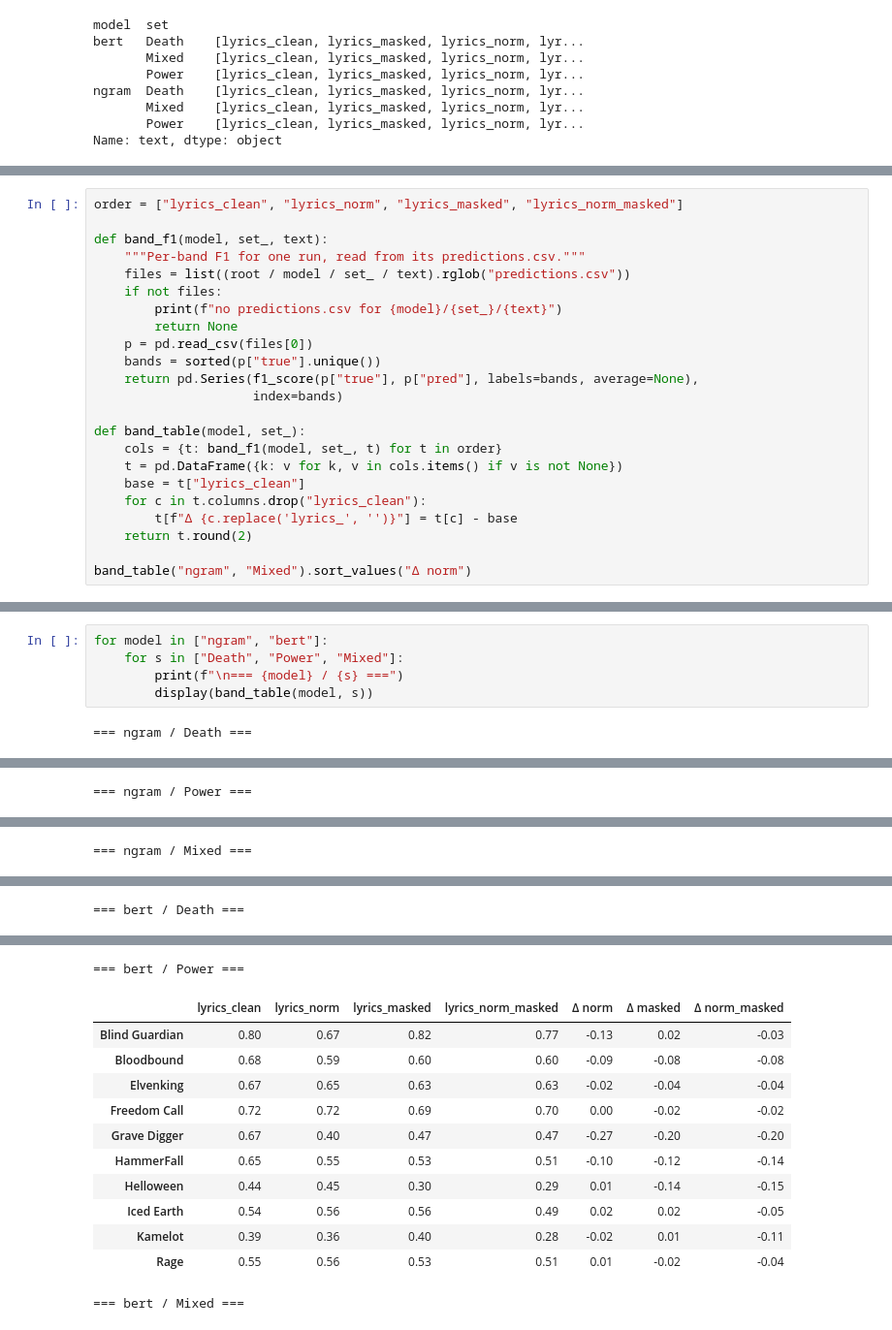
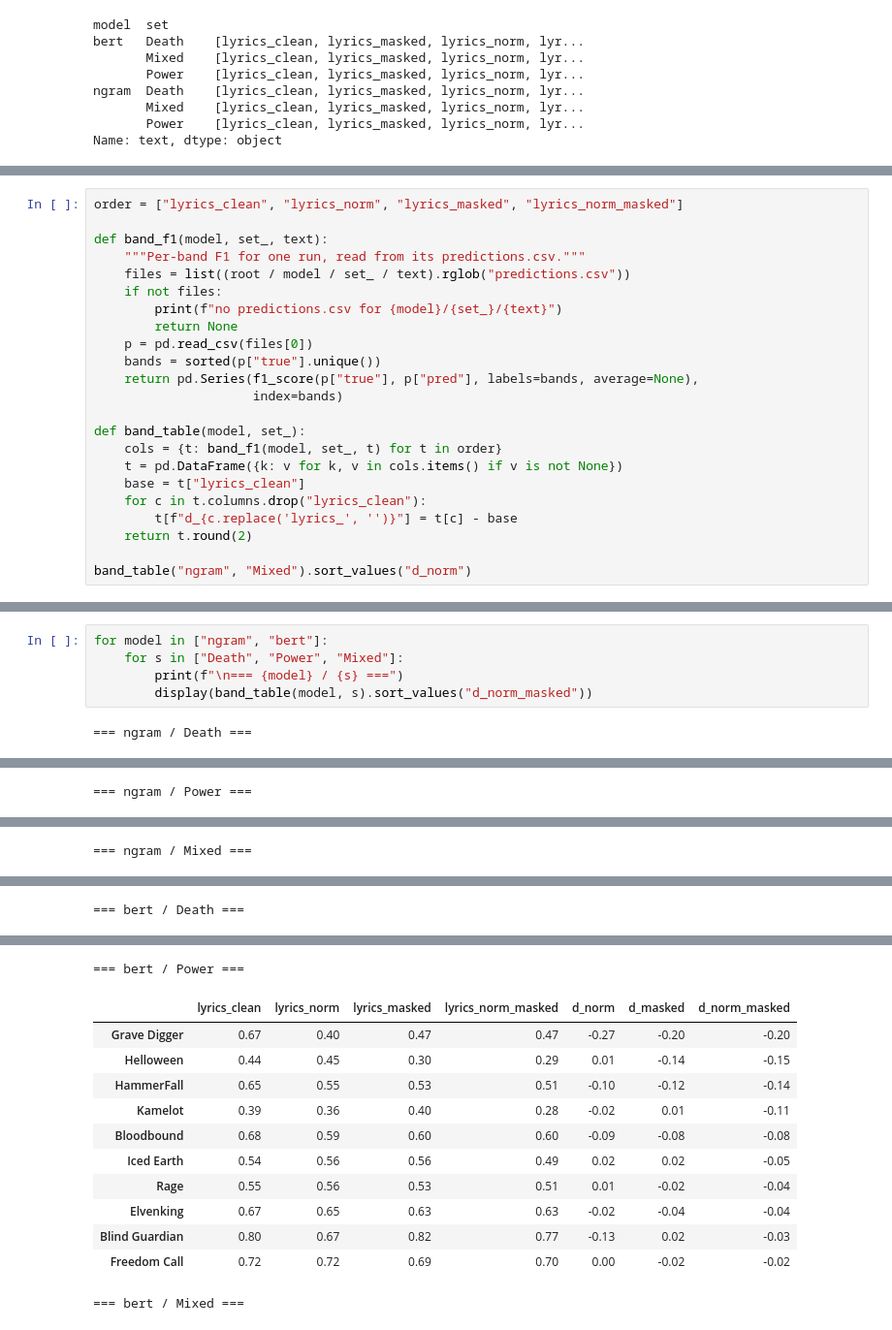
Before and after one commit to Leezamiranda/metal-stylometry, a Jupyter notebook: notebooks/analysis.ipynb, the cells around one changed output, grey strips where cells are left out. Shown at 97% size. Drawn from its saved outputs; the diff is of its cells as text.

```diff
--- a/notebooks/analysis.ipynb
+++ b/notebooks/analysis.ipynb
@@ -77,8 +83,8 @@ def band_table(model, set_):
     t = pd.DataFrame({k: v for k, v in cols.items() if v is not None})
     base = t["lyrics_clean"]
     for c in t.columns.drop("lyrics_clean"):
-        t[f"Δ {c.replace('lyrics_', '')}"] = t[c] - base
+        t[f"d_{c.replace('lyrics_', '')}"] = t[c] - base
     return t.round(2)
 
-band_table("ngram", "Mixed").sort_values("Δ norm")
+band_table("ngram", "Mixed").sort_values("d_norm")
 # %% [output]
@@ -97,6 +103,6 @@ band_table("ngram", "Mixed").sort_values("Δ norm")
 for model in ["ngram", "bert"]:
     for s in ["Death", "Power", "Mixed"]:
         print(f"\n=== {model} / {s} ===")
-        display(band_table(model, s))
+        display(band_table(model, s).sort_values("d_norm_masked"))
 # %% [output]
 === ngram / Death ===
@@ -150,13 +156,13 @@ for model in ["ngram", "bert"]:
 === bert / Power ===
-|  | lyrics_clean | lyrics_norm | lyrics_masked | lyrics_norm_masked | Δ norm | Δ masked | Δ norm_masked |
+|  | lyrics_clean | lyrics_norm | lyrics_masked | lyrics_norm_masked | d_norm | d_masked | d_norm_masked |
+| Grave Digger | 0.67 | 0.40 | 0.47 | 0.47 | -0.27 | -0.20 | -0.20 |
+| Helloween | 0.44 | 0.45 | 0.30 | 0.29 | 0.01 | -0.14 | -0.15 |
+| HammerFall | 0.65 | 0.55 | 0.53 | 0.51 | -0.10 | -0.12 | -0.14 |
+| Kamelot | 0.39 | 0.36 | 0.40 | 0.28 | -0.02 | 0.01 | -0.11 |
+| Bloodbound | 0.68 | 0.59 | 0.60 | 0.60 | -0.09 | -0.08 | -0.08 |
+| Iced Earth | 0.54 | 0.56 | 0.56 | 0.49 | 0.02 | 0.02 | -0.05 |
+| Rage | 0.55 | 0.56 | 0.53 | 0.51 | 0.01 | -0.02 | -0.04 |
+| Elvenking | 0.67 | 0.65 | 0.63 | 0.63 | -0.02 | -0.04 | -0.04 |
 | Blind Guardian | 0.80 | 0.67 | 0.82 | 0.77 | -0.13 | 0.02 | -0.03 |
-| Bloodbound | 0.68 | 0.59 | 0.60 | 0.60 | -0.09 | -0.08 | -0.08 |
-| Elvenking | 0.67 | 0.65 | 0.63 | 0.63 | -0.02 | -0.04 | -0.04 |
 | Freedom Call | 0.72 | 0.72 | 0.69 | 0.70 | 0.00 | -0.02 | -0.02 |
-| Grave Digger | 0.67 | 0.40 | 0.47 | 0.47 | -0.27 | -0.20 | -0.20 |
-| HammerFall | 0.65 | 0.55 | 0.53 | 0.51 | -0.10 | -0.12 | -0.14 |
-| Helloween | 0.44 | 0.45 | 0.30 | 0.29 | 0.01 | -0.14 | -0.15 |
-| Iced Earth | 0.54 | 0.56 | 0.56 | 0.49 | 0.02 | 0.02 | -0.05 |
-| Kamelot | 0.39 | 0.36 | 0.40 | 0.28 | -0.02 | 0.01 | -0.11 |
-| Rage | 0.55 | 0.56 | 0.53 | 0.51 | 0.01 | -0.02 | -0.04 |
 === bert / Mixed ===
```
Also changed, not shown: parts of 3 cells of this notebook, 1 other file.
